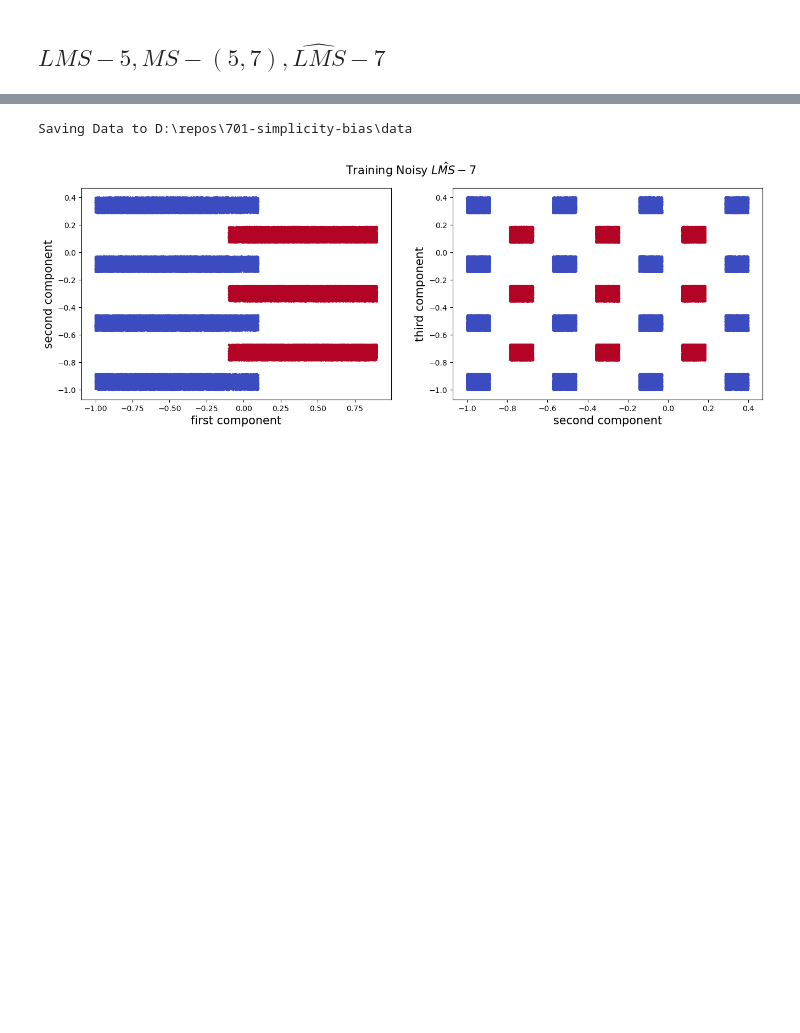
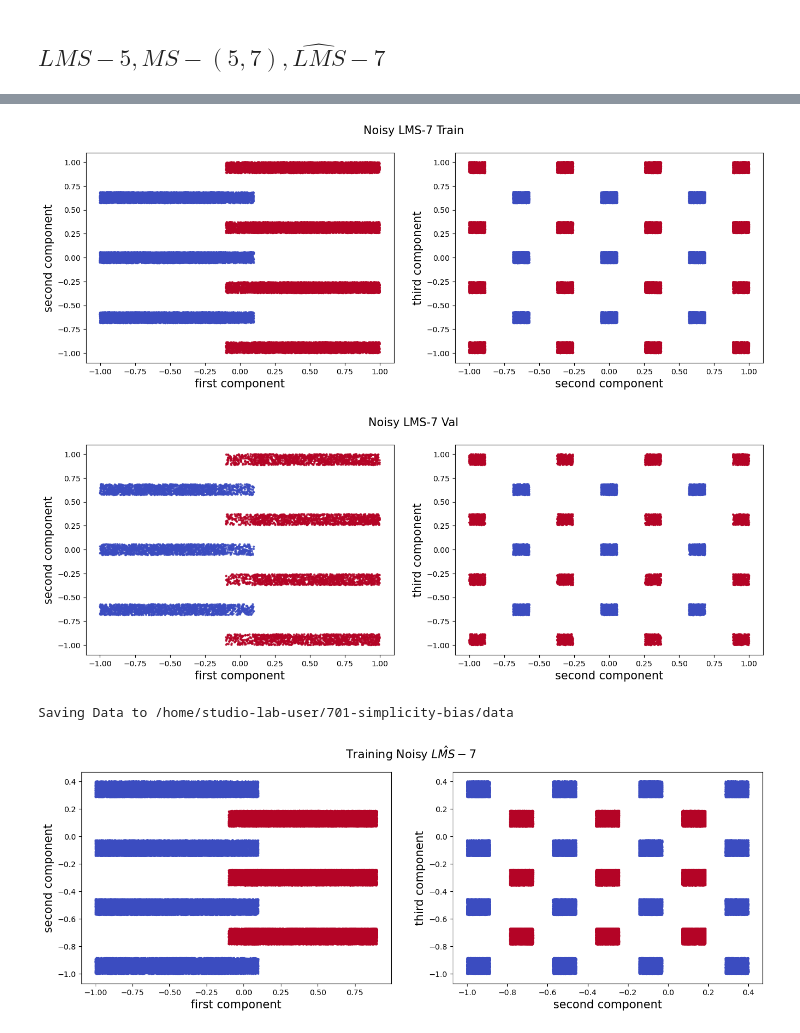
Before and after one commit to tianwen-fu/701-simplicity-bias, a Jupyter notebook: notebooks/prepare_data.ipynb, the cells around one changed output, grey strips where cells are left out. Cells and saved outputs as stored; diff of their text form; code cells hidden in the pictures; blank space fills up the shorter version.

```diff
--- a/notebooks/prepare_data.ipynb
+++ b/notebooks/prepare_data.ipynb
@@ -30,6 +27,9 @@ lms_5_data_config = data_config | {'slabs': np.array([2] + [5] * 49), 'noise_pro
 ms_57_data_config = data_config | {'slabs': np.array([5] + [7] * 49), 'noise_proportions': 0}
 lms_7_noisy_data_config = data_config | {'slabs': np.array([2] + [7] * 49),
                                          'noise_proportions': np.array([0.1] + [0] * 49)}
+lms_7_40000_noisy_data_config = data_config | {'num_samples': 40000 + 10000,
+                                               'slabs': np.array([2] + [7] * 49),
+                                               'noise_proportions': np.array([0.1] + [0] * 49)}
 # %%
 lms_5_data = generate_lms_array(**lms_5_data_config)
 visualize_lms_array(*lms_5_data)
@@ -48,13 +48,21 @@ visualize_lms_array(*lms_7_noisy_data)
+# %%
+x, y, w = generate_lms_array(**lms_7_40000_noisy_data_config)
+visualize_lms_array(x[:40000], y[:40000], w, title='Noisy LMS-7 Train')
+visualize_lms_array(x[40000:], y[40000:], w, title='Noisy LMS-7 Val')
+# %% [output]
+[figure, added]
+[figure, added]
 # %%
 #@title train/val split and save linear data
 os.makedirs('./data', exist_ok=True)
 data_dir = os.path.abspath('./data')
 print('Saving Data to {}'.format(data_dir))
 train_size = 100000
-for name, data in [
-    ('lms_5', lms_5_data),
-    ('ms_57', ms_57_data),
-    ('lms_7_noisy', lms_7_noisy_data)
+for name, data, train_size in [
+    ('lms_5', lms_5_data, 100000),
+    ('ms_57', ms_57_data, 100000),
+    ('lms_7_noisy', lms_7_noisy_data, 100000),
+    ('lms_7_40000_noisy', lms_7_40000_noisy_data, 40000),
 ]:
     x, y, w = data
     indices = np.arange(x.shape[0])
@@ -64,7 +72,7 @@ for name, data in [
     save_arrays(os.path.join(data_dir, f'{name}_train.npz'), x[:train_size], y[:train_size], w)
     save_arrays(os.path.join(data_dir, f'{name}_val.npz'), x[train_size:], y[train_size:], w)
 # %% [output]
-Saving Data to D:\repos\701-simplicity-bias\data
+Saving Data to /home/studio-lab-user/701-simplicity-bias/data
 # %%
 #@title test loading data
 loaded_lms7_train, w = load_arrays(os.path.join(data_dir, 'lms_7_noisy_train.npz'))
```
Also changed, not shown: parts of 5 cells of this notebook, 3 other files.
